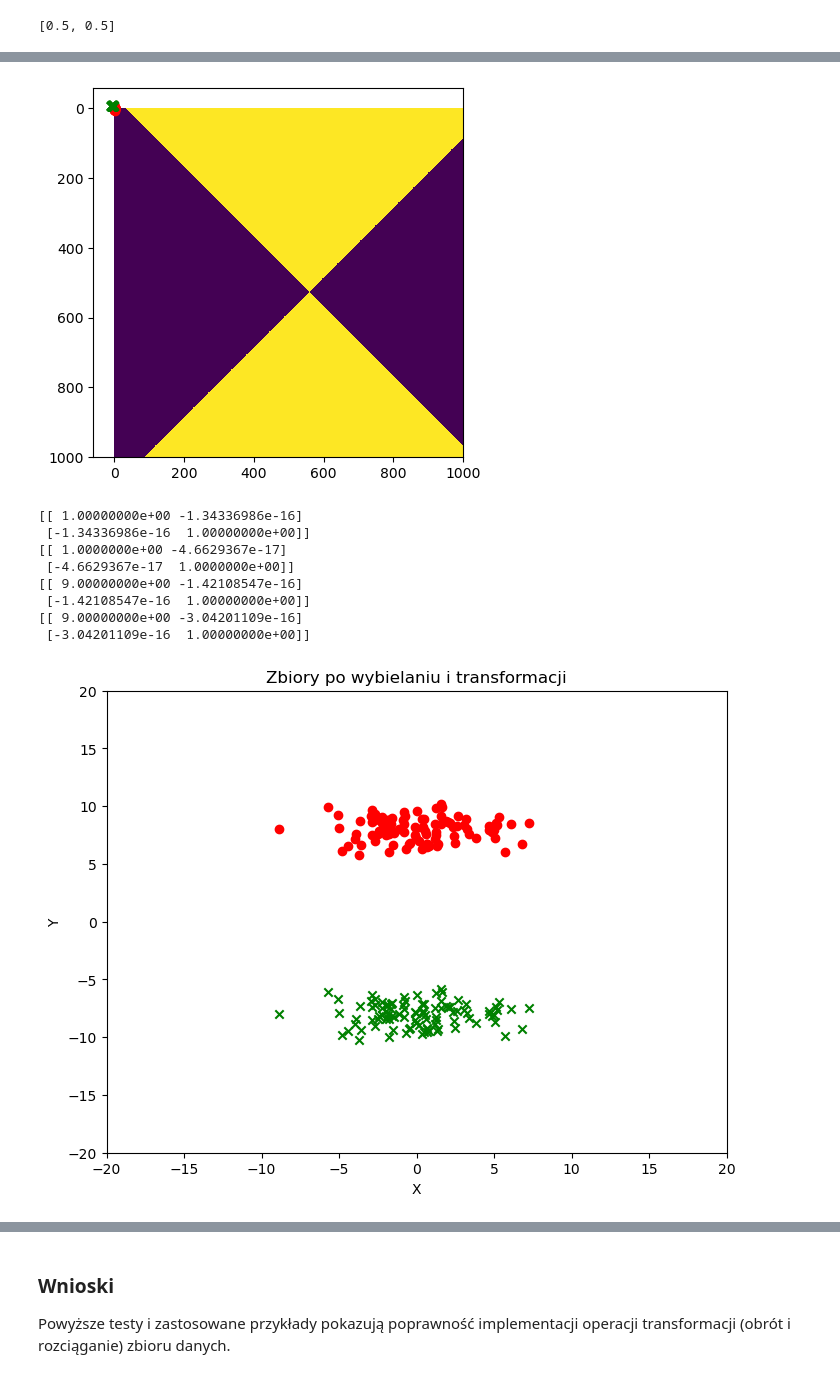
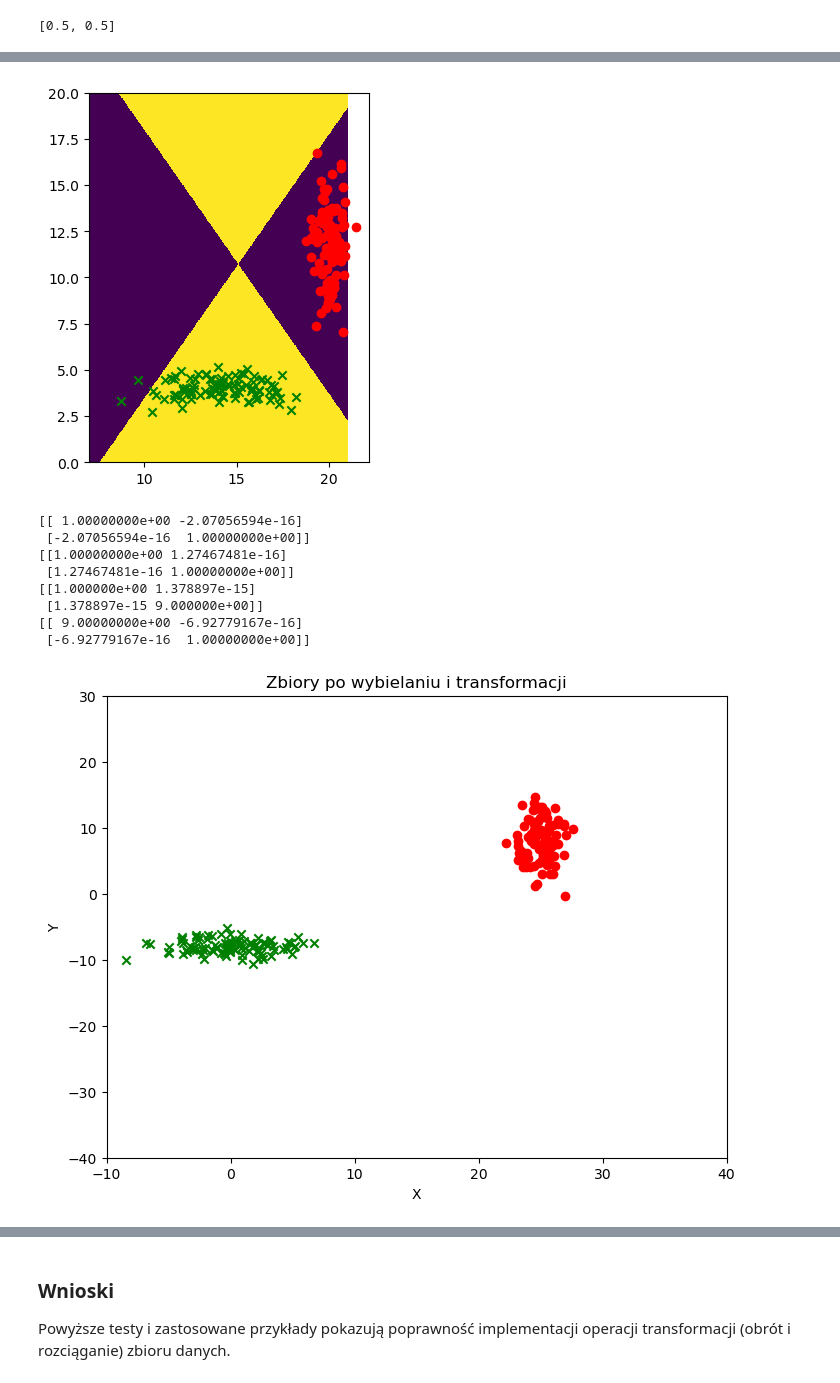
Before and after one commit to Funiek/eksploracja-danych, a Jupyter notebook: cw6/ed_cw6_krzysztof_funkowski.ipynb, the cells around one changed output, grey strips where cells are left out. Saved outputs shown, nothing was run; the diff lists cells and outputs as text; code cells hidden in the pictures.

```diff
--- a/cw6/ed_cw6_krzysztof_funkowski.ipynb
+++ b/cw6/ed_cw6_krzysztof_funkowski.ipynb
@@ -297,4 +297,4 @@ def assign_borders(matrix1, matrix2, x, y):
     else:
         return 1
 # %%
-STEP = 0.05
+STEP = 0.1
@@ -303,5 +301,5 @@ import plotly.express as px
 # %%
-rangex = np.arange(-5, 5 + STEP, STEP)
+rangex = np.arange(-20, 20, STEP)
 rangey = rangex
 # %%
 heatmap_data = np.array([[assign_color(t1, t2, x, y) for y in rangey] for x in rangex])
@@ -314,11 +320,16 @@ heatmap_data.shape
+# %%
+a = [4,0]
+t1 = t1 + a
+t2 = t2 + a
 # %%
 # Tworzenie heatmapy przy użyciu matplotlib
-plt.imshow(heatmap_data, cmap="viridis", interpolation="nearest")
+plt.imshow(heatmap_data, cmap="viridis", interpolation="nearest", origin='lower'
+           , extent=[rangex.min(), rangex.max(), rangey.min(), rangey.max()])
 plt.scatter(t1[:,[0]], t1[:,[1]], color='red', marker='o')
 plt.scatter(t2[:,[0]], t2[:,[1]], color='green', marker='x')
 plt.show()
 # %% [output]
-[figure, old version]
+[figure, new version]
 # %%
 dataset1 = np.array(generate_dataset_norm(100))
 dataset2 = np.array(generate_dataset_norm(100))
@@ -328,8 +339,8 @@ w2 = whitening(dataset2)
 print(cov_for_dataset(w1))
 print(cov_for_dataset(w2))
 
-t1 = perform_transformation(w1, 0, 3, 1) + [0, 8]
-t2 = perform_transformation(w1, 0, 3, 1) - [0, 8]
+t1 = perform_transformation(w1, 90, 3, 1) + [25, 8]
+t2 = perform_transformation(w1, 0, 3, 1) + [0, -8]
 
 print(cov_for_dataset(t1))
 print(cov_for_dataset(t2))
@@ -343,19 +354,19 @@ plt.scatter(t2[:,[0]], t2[:,[1]], color='green', marker='x')
 plt.xlabel('X')
 plt.ylabel('Y')
 
-plt.xlim(-20, 20)
-plt.ylim(-20, 20)
+plt.xlim(-10, 40)
+plt.ylim(-40, 30)
 
 plt.title('Zbiory po wybielaniu i transformacji')
 plt.show()
 # %% [output]
-[[ 1.00000000e+00 -1.34336986e-16]
- [-1.34336986e-16  1.00000000e+00]]
-[[ 1.0000000e+00 -4.6629367e-17]
- [-4.6629367e-17  1.0000000e+00]]
-[[ 9.00000000e+00 -1.42108547e-16]
- [-1.42108547e-16  1.00000000e+00]]
-[[ 9.00000000e+00 -3.04201109e-16]
- [-3.04201109e-16  1.00000000e+00]]
+[[ 1.00000000e+00 -2.07056594e-16]
+ [-2.07056594e-16  1.00000000e+00]]
+[[1.00000000e+00 1.27467481e-16]
+ [1.27467481e-16 1.00000000e+00]]
+[[1.000000e+00 1.378897e-15]
+ [1.378897e-15 9.000000e+00]]
+[[ 9.00000000e+00 -6.92779167e-16]
+ [-6.92779167e-16  1.00000000e+00]]
-[figure, old version]
+[figure, new version]
 # %%
```
Also changed, not shown: parts of 20 cells of this notebook.
